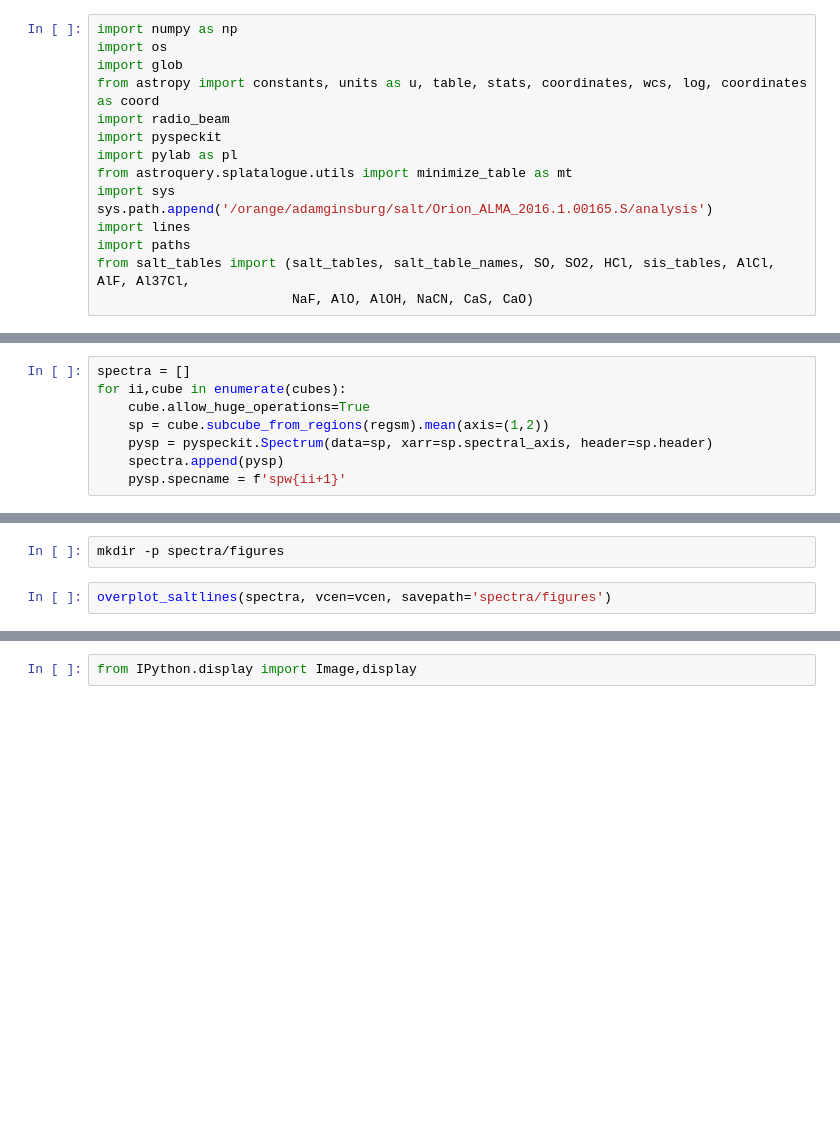
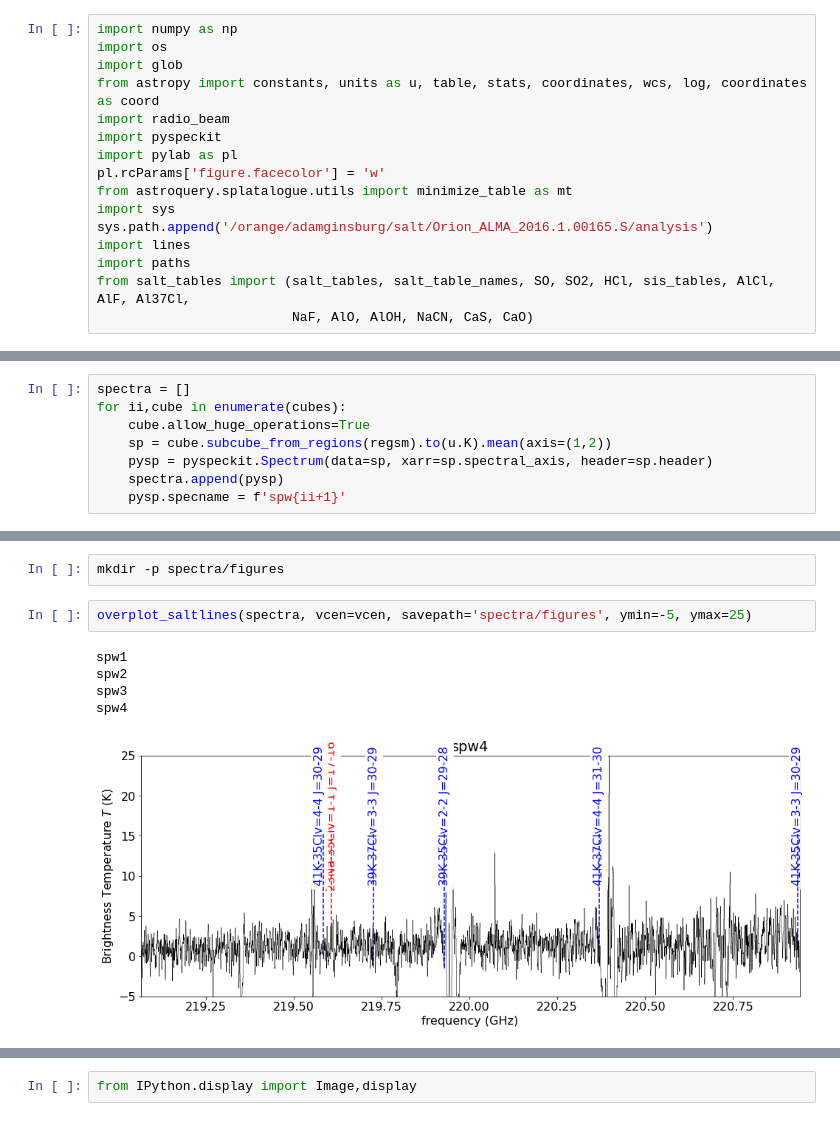
Before and after one commit to keflavich/saltmining, a Jupyter notebook: notebooks/SanhuezaG5.ipynb, the cells around one changed output, grey strips where cells are left out. Drawn from its saved outputs; the diff is of its cells as text; blank space fills up the shorter version.

```diff
--- a/notebooks/SanhuezaG5.ipynb
+++ b/notebooks/SanhuezaG5.ipynb
@@ -43,6 +43,7 @@ from astropy import constants, units as u, table, stats, coordinates, wcs, log,
 import radio_beam
 import pyspeckit
 import pylab as pl
+pl.rcParams['figure.facecolor'] = 'w'
 from astroquery.splatalogue.utils import minimize_table as mt
 import sys
 sys.path.append('/orange/adamginsburg/salt/Orion_ALMA_2016.1.00165.S/analysis')
@@ -271,7 +293,7 @@ from overplot_saltlines import overplot_saltlines
 spectra = []
 for ii,cube in enumerate(cubes):
     cube.allow_huge_operations=True
-    sp = cube.subcube_from_regions(regsm).mean(axis=(1,2))
+    sp = cube.subcube_from_regions(regsm).to(u.K).mean(axis=(1,2))
     pysp = pyspeckit.Spectrum(data=sp, xarr=sp.spectral_axis, header=sp.header)
     spectra.append(pysp)
     pysp.specname = f'spw{ii+1}'
@@ -278,6 +309,12 @@ for ii,cube in enumerate(cubes):
 # %%
 mkdir -p spectra/figures
 # %%
-overplot_saltlines(spectra, vcen=vcen, savepath='spectra/figures')
+overplot_saltlines(spectra, vcen=vcen, savepath='spectra/figures', ymin=-5, ymax=25)
+# %% [output]
+spw1
+spw2
+spw3
+spw4
+[figure, added]
 # %%
 ls spectra/figures
```
Also changed, not shown: parts of 13 cells of this notebook, 6 other files.
